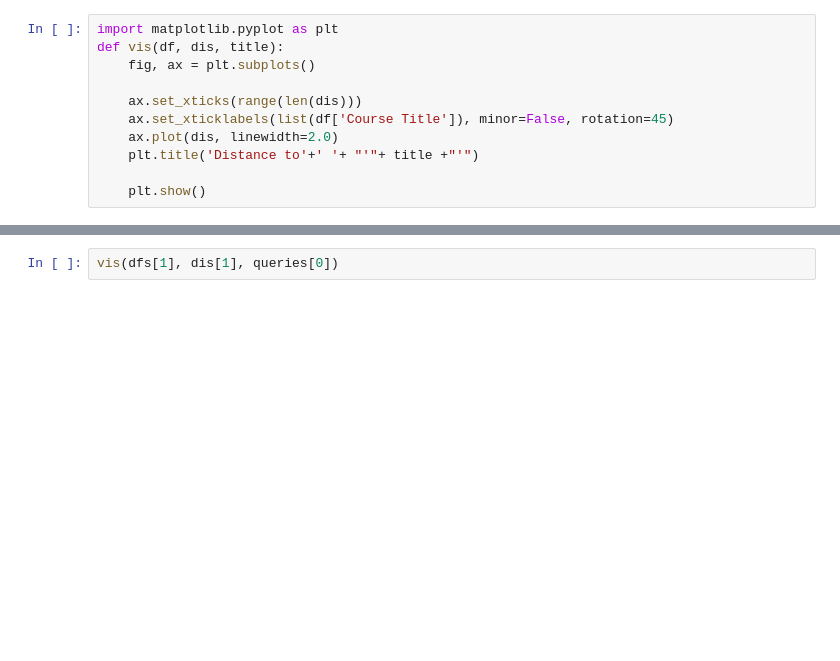
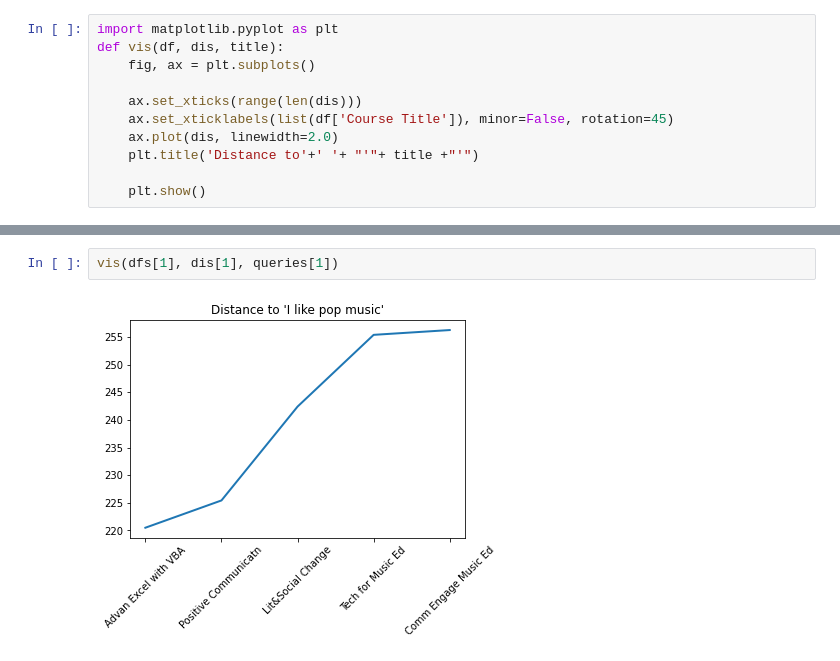
Before and after one commit to yessie-kim/classeek, a Jupyter notebook: deep_learning_free_text_BH_updated.ipynb, the cells around one changed output, grey strips where cells are left out. Cells and saved outputs as stored; diff of their text form; blank space fills up the shorter version.

```diff
--- a/deep_learning_free_text_BH_updated.ipynb
+++ b/deep_learning_free_text_BH_updated.ipynb
@@ -138,2 +140,4 @@ def vis(df, dis, title):
 # %%
-vis(dfs[1], dis[1], queries[0])
+vis(dfs[1], dis[1], queries[1])
+# %% [output]
+[figure, added]
```
Also changed, not shown: parts of 12 cells of this notebook.
